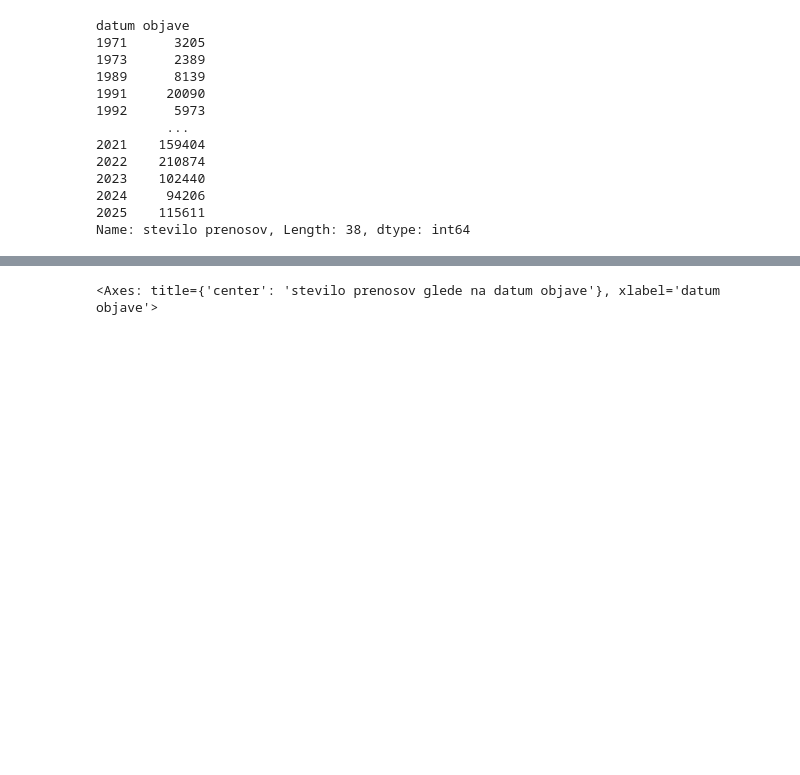
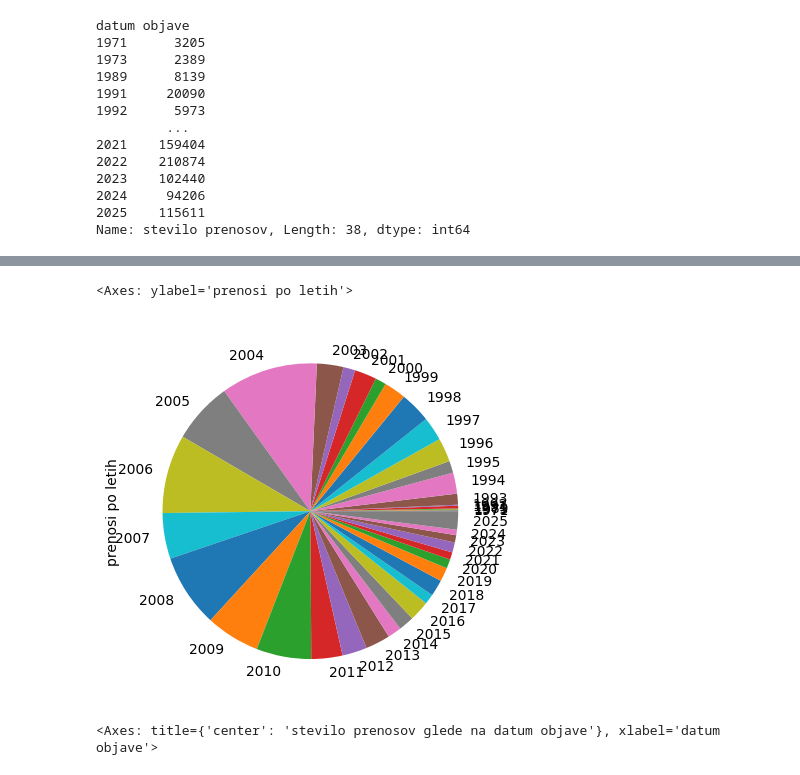
Before and after one commit to K-Larisa/seminarska-UVP, a Jupyter notebook: analiza_podatkov.ipynb, the cells around one changed output, grey strips where cells are left out. Cells and saved outputs as stored; diff of their text form; code cells hidden in the pictures; blank space fills up the shorter version.

```diff
--- a/analiza_podatkov.ipynb
+++ b/analiza_podatkov.ipynb
@@ -261,3 +255,8 @@ Name: stevilo prenosov, Length: 38, dtype: int64
+# %%
+knjige.groupby("datum objave")["stevilo prenosov"].count().plot.pie(ylabel="prenosi po letih")
+# %% [output]
+<Axes: ylabel='prenosi po letih'>
+[figure, added]
 # %%
 prenosi_po_letih.plot.bar(x="datum objave", y="stevilo prenosov", title="stevilo prenosov glede na datum objave")
 # %% [output]
```
Also changed, not shown: parts of 12 cells of this notebook, 2 other files.
